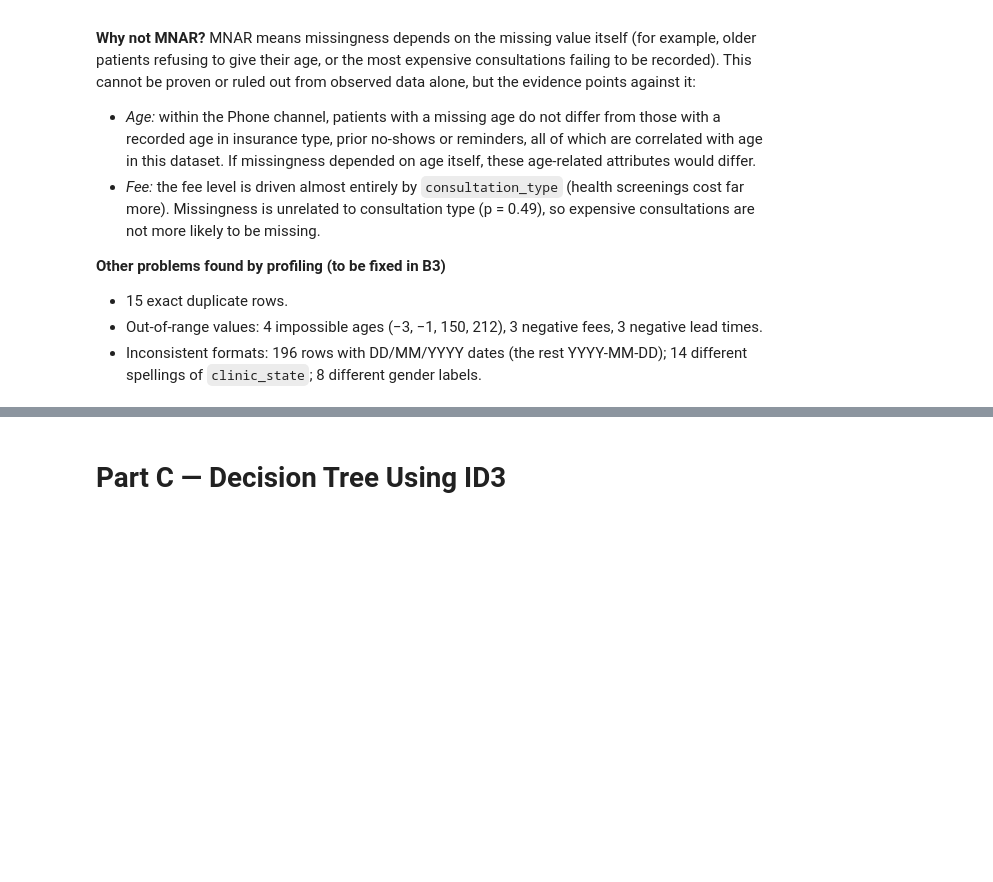
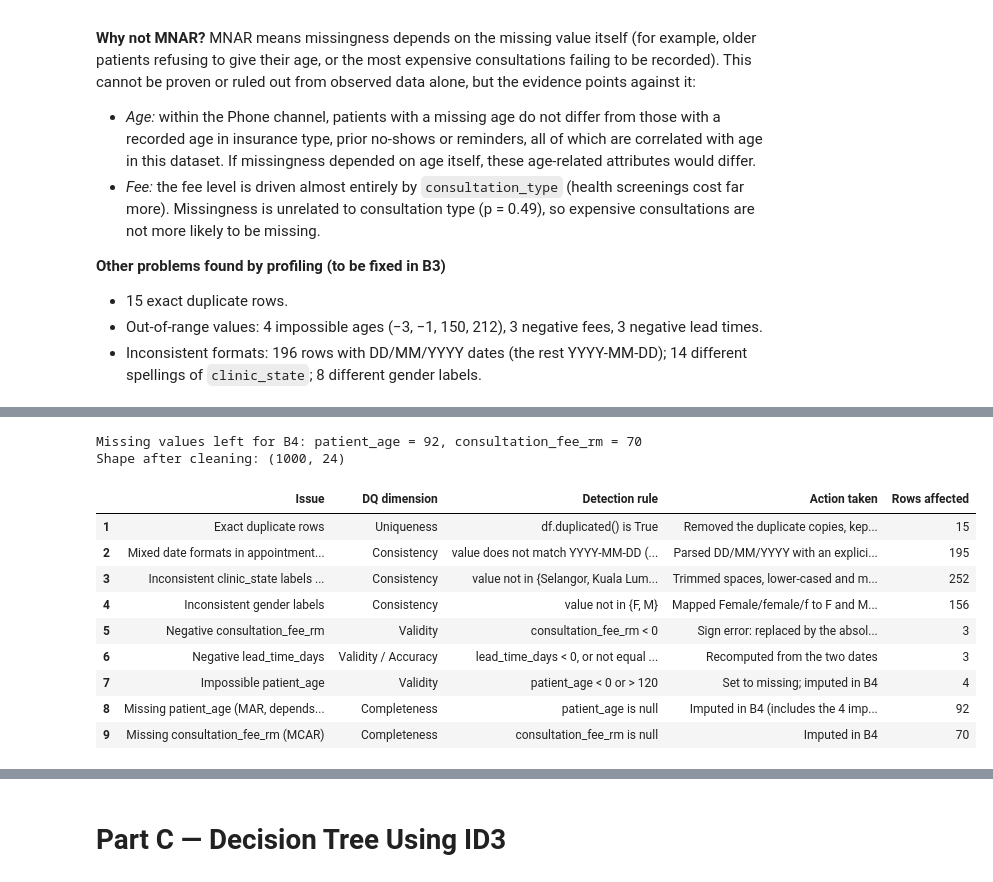
Before and after one commit to qist-tuah/WIE3007_A1_23001946, a Jupyter notebook: notebook/WIE3007_A1_23001946.ipynb, the cells around one changed output, grey strips where cells are left out. Drawn from its saved outputs; the diff is of its cells as text; code cells hidden in the pictures; blank space fills up the shorter version.

```diff
--- a/notebook/WIE3007_A1_23001946.ipynb
+++ b/notebook/WIE3007_A1_23001946.ipynb
@@ -722,0 +744,21 @@ Tests below 0.05: 1 | below Bonferroni threshold: 0
+# %%
+# ---------- B3.2 Standardise the date columns ----------
+def parse_mixed_dates(s):
+    """Parse YYYY-MM-DD and DD/MM/YYYY explicitly (never let pandas guess day vs month)."""
+    iso = pd.to_datetime(s, format="%Y-%m-%d", errors="coerce")
+    dmy = pd.to_datetime(s, format="%d/%m/%Y", errors="coerce")
+    return iso.fillna(dmy)
+
+date_fixed = clean["appointment_date"].str.contains("/") | clean["booking_date"].str.contains("/")
+for col in ["appointment_date", "booking_date"]:
+    clean[col] = parse_mixed_dates(clean[col])
+    assert clean[col].notna().all(), f"unparsed values in {col}"
+dq_log.append(["Mixed date formats in appointment_date and booking_date", "Consistency",
+               "value does not match YYYY-MM-DD (contains '/')",
+               "Parsed DD/MM/YYYY with an explicit format and rewrote as YYYY-MM-DD", int(date_fixed.sum())])
+
+# consistency check: day_of_week must match the appointment date
+dow_mismatch = (clean["appointment_date"].dt.day_name() != clean["day_of_week"]).sum()
+print(f"Rows with DD/MM/YYYY dates fixed: {date_fixed.sum()}")
+print(f"day_of_week inconsistent with appointment_date: {dow_mismatch}")
+print(f"Date range: {clean['appointment_date'].min().date()} to {clean['appointment_date'].max().date()}")
@@ -722,0 +845,35 @@ Tests below 0.05: 1 | below Bonferroni threshold: 0
+# %%
+# ---------- B3.5 Remaining missing values (handled in B4) ----------
+miss_age = int(clean["patient_age"].isna().sum())
+miss_fee = int(clean["consultation_fee_rm"].isna().sum())
+dq_log.append(["Missing patient_age (MAR, depends on booking_channel)", "Completeness", "patient_age is null",
+               "Imputed in B4 (includes the 4 impossible ages set to missing in B3.4)", miss_age])
+dq_log.append(["Missing consultation_fee_rm (MCAR)", "Completeness", "consultation_fee_rm is null",
+               "Imputed in B4", miss_fee])
+
+# store dates as ISO text again, and use whole-number ages
+clean["appointment_date"] = clean["appointment_date"].dt.strftime("%Y-%m-%d")
+clean["booking_date"] = clean["booking_date"].dt.strftime("%Y-%m-%d")
+print(f"Missing values left for B4: patient_age = {miss_age}, consultation_fee_rm = {miss_fee}")
+print(f"Shape after cleaning: {clean.shape}")
+# %% [output]
+Missing values left for B4: patient_age = 92, consultation_fee_rm = 70
+Shape after cleaning: (1000, 24)
+# %%
+# ---------- B3.6 Data quality log ----------
+dq_log_df = pd.DataFrame(dq_log, columns=["Issue", "DQ dimension", "Detection rule", "Action taken", "Rows affected"])
+dq_log_df.index = dq_log_df.index + 1
+dq_log_df.to_csv("../report/data_quality_log.csv", index_label="#")
+with pd.option_context("display.max_colwidth", None):
+    display(dq_log_df)
+# %% [output]
+|  | Issue | DQ dimension | Detection rule | Action taken | Rows affected |
+| 1 | Exact duplicate rows | Uniqueness | df.duplicated() is True | Removed the duplicate copies, kep... | 15 |
+| 2 | Mixed date formats in appointment... | Consistency | value does not match YYYY-MM-DD (... | Parsed DD/MM/YYYY with an explici... | 195 |
+| 3 | Inconsistent clinic_state labels ... | Consistency | value not in {Selangor, Kuala Lum... | Trimmed spaces, lower-cased and m... | 252 |
+| 4 | Inconsistent gender labels | Consistency | value not in {F, M} | Mapped Female/female/f to F and M... | 156 |
+| 5 | Negative consultation_fee_rm | Validity | consultation_fee_rm < 0 | Sign error: replaced by the absol... | 3 |
+| 6 | Negative lead_time_days | Validity / Accuracy | lead_time_days < 0, or not equal ... | Recomputed from the two dates | 3 |
+| 7 | Impossible patient_age | Validity | patient_age < 0 or > 120 | Set to missing; imputed in B4 | 4 |
+| 8 | Missing patient_age (MAR, depends... | Completeness | patient_age is null | Imputed in B4 (includes the 4 imp... | 92 |
+| 9 | Missing consultation_fee_rm (MCAR) | Completeness | consultation_fee_rm is null | Imputed in B4 | 70 |
```
Also changed, not shown: parts of 15 cells of this notebook, 4 other files.
